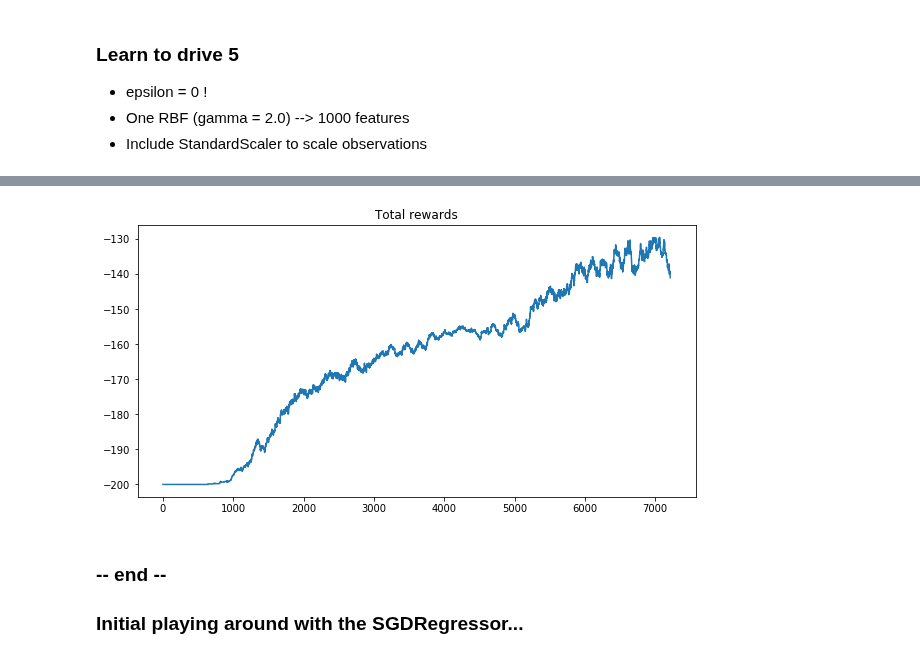
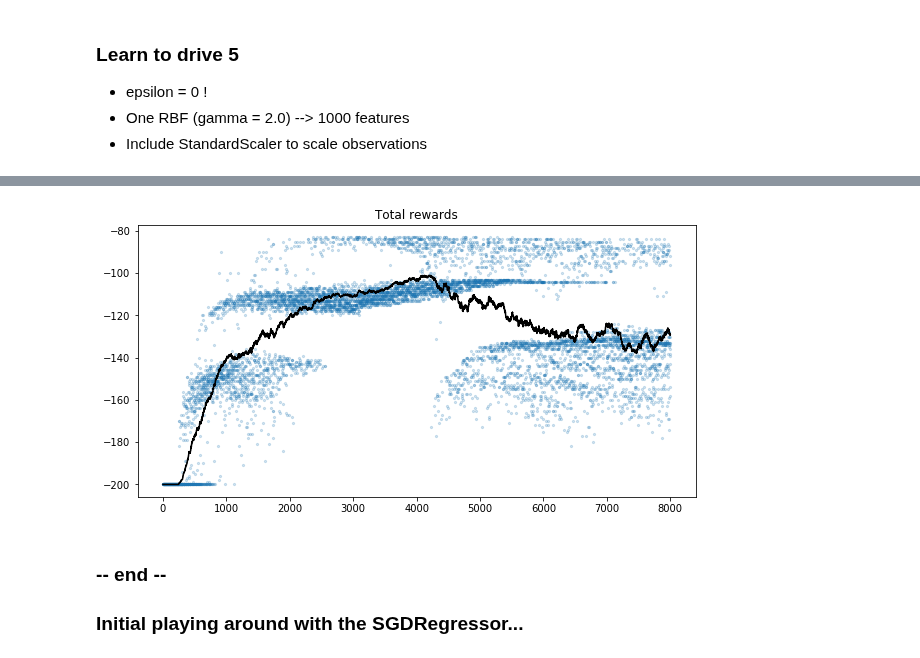
Before and after one commit to NLeSC/reinforcement-learning-course, a Jupyter notebook: exercises/florian/moutain_car/RF_moutain_car_01_RBF.ipynb, the cells around one changed output, grey strips where cells are left out. Drawn from its saved outputs; the diff is of its cells as text; code cells hidden in the pictures.

```diff
--- a/exercises/florian/moutain_car/RF_moutain_car_01_RBF.ipynb
+++ b/exercises/florian/moutain_car/RF_moutain_car_01_RBF.ipynb
@@ -402,6 +430,12 @@ plt.show()
 # %%
+rewards_array = np.array(rewards)
+avg_reward = []
+avg_over = 100
+for i in range(len(rewards)):
+    avg_reward.append(rewards_array[max(0, i - avg_over):(i +1)].mean())
+
 fig = plt.figure(figsize=(10, 5))
-plt.scatter(np.arange(0,8000), rewards, alpha=0.2, s = 5)
+plt.scatter(np.arange(0,12000), rewards, alpha=0.2, s = 5)
 plt.plot(avg_reward, color='black')
 plt.title("Total rewards")
 plt.show()
@@ -422,8 +456,8 @@ for model in models:
 rewards = []
 gamma = 0.99
 epsilon = 0
-for i in range(5000):
+for i in range(10000):
     rewards.append(run(env, gamma, epsilon))
-    if (i+1)%100 == 0:
+    if (i+1)%200 == 0:
         print("Total reward for run ", i+1, " : ", rewards[-1])
 # %% [output]
@@ -463,0 +577,16 @@ plt.show()
+# %%
+# Initialize model
+models = [SGDRegressor() for i in range(env.action_space.n)]
+for model in models:
+    model.partial_fit(transformed_observation,[0])
+
+# Run many epochs ("learn to drive...")
+rewards = []
+gamma = 0.99
+eps_initial = 0.1
+eps_decay = 0.001
+for i in range(5000):
+    epsilon = eps_initial * np.exp(-eps_decay * i)
+    rewards.append(run(env, gamma, epsilon))
+    if (i+1)%200 == 0:
+        print("Total reward for run ", i+1, " : ", rewards[-1])
@@ -463,0 +611,7 @@ plt.show()
+# %%
+# Continue training...
+for i in range(5000, 8000):
+    epsilon = eps_initial * np.exp(-eps_decay * i)
+    rewards.append(run(env, gamma, epsilon))
+    if (i+1)%200 == 0:
+        print("Total reward for run ", i+1, " : ", rewards[-1])
@@ -464,19 +634,17 @@ plt.show()
 # %%
-import matplotlib.pyplot as plt
-
 rewards_array = np.array(rewards)
 avg_reward = []
 avg_over = 100
 for i in range(len(rewards)):
     avg_reward.append(rewards_array[max(0, i - avg_over):(i +1)].mean())
 
 fig = plt.figure(figsize=(10, 5))
-#plt.plot(rewards)
-plt.plot(avg_reward)
+plt.scatter(np.arange(0,len(rewards)), rewards, alpha=0.2, s = 5)
+plt.plot(avg_reward, color='black')
 plt.title("Total rewards")
 plt.show()
 # %% [output]
-[figure, old version]
+[figure, new version]
 # %% [markdown]
 ### -- end --
 ### Initial playing around with the SGDRegressor...
```
Also changed, not shown: parts of 11 cells of this notebook.
